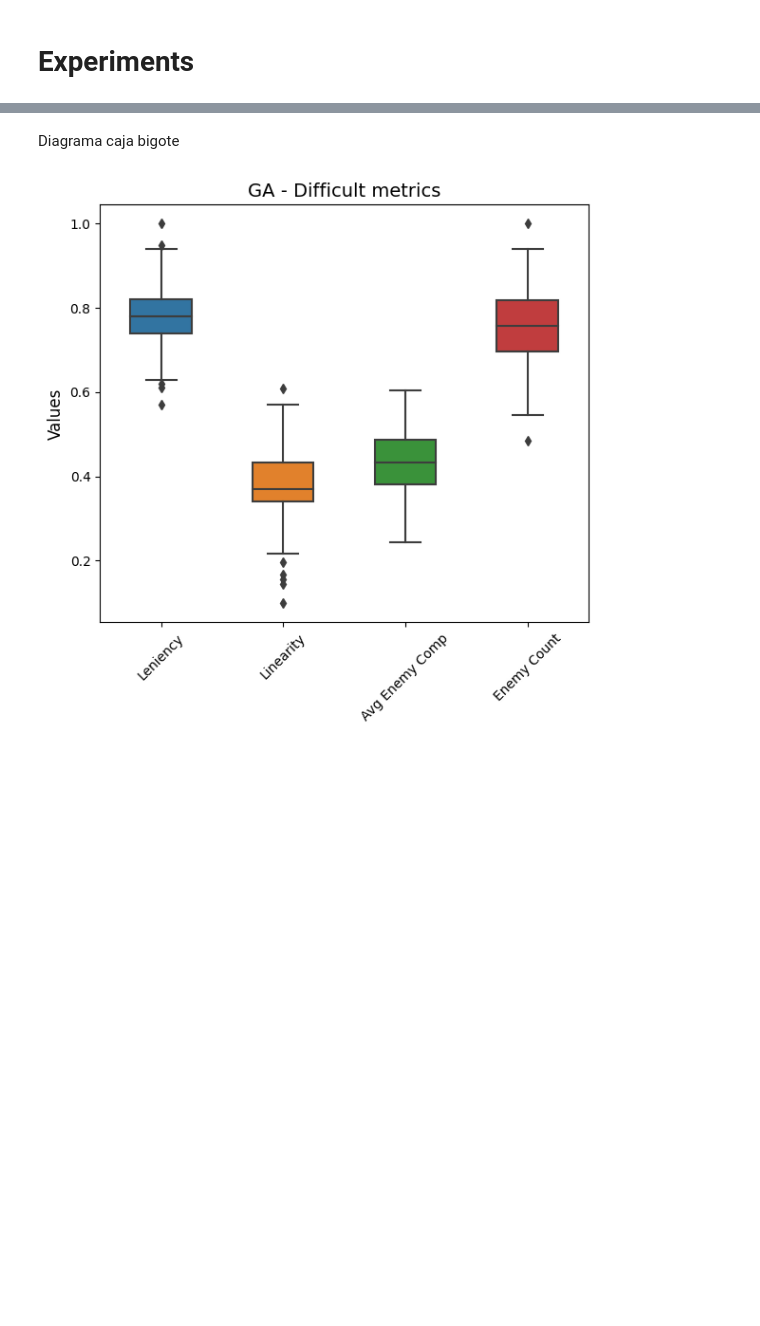
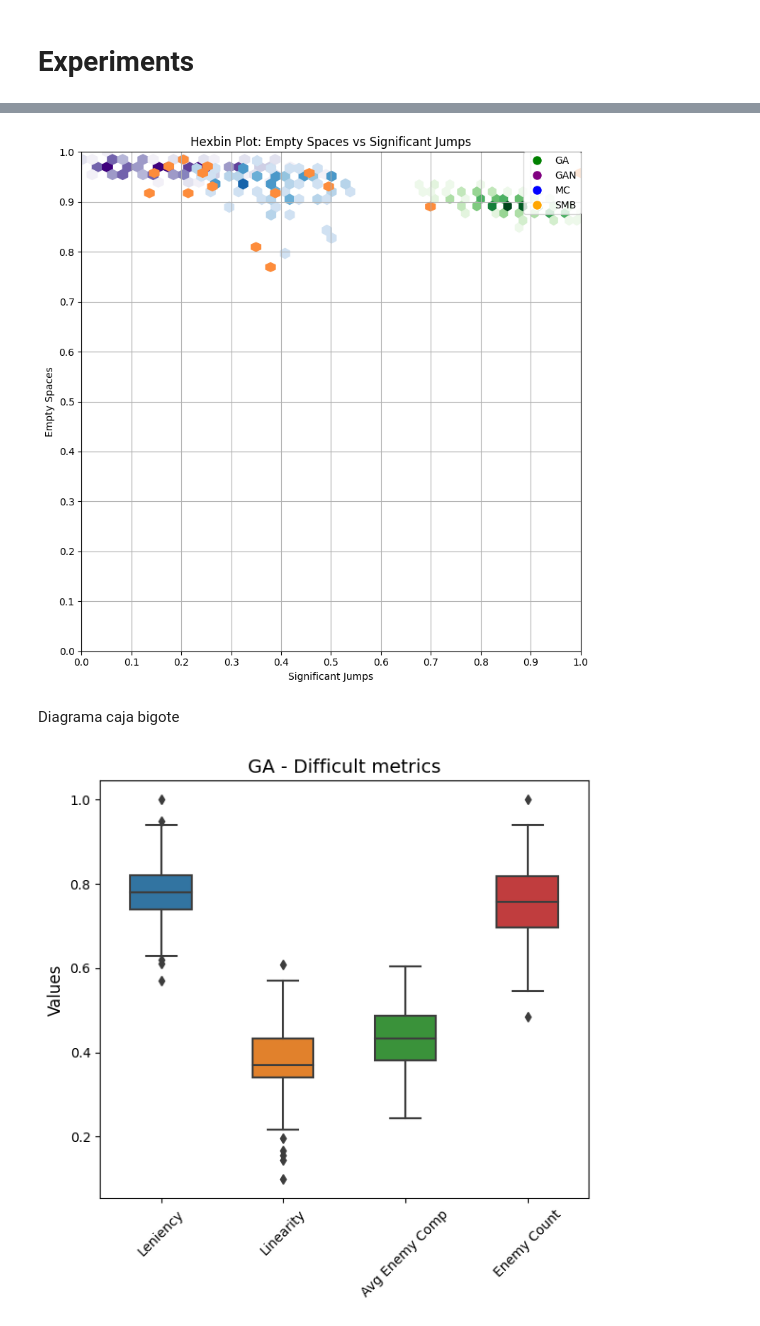
Before and after one commit to hansschaa/SMB-ERA-Graphs, a Jupyter notebook: SMB_Expressive_Range_Graphs.ipynb, the cells around one changed output, grey strips where cells are left out. Saved outputs shown, nothing was run; the diff lists cells and outputs as text; code cells hidden in the pictures; blank space fills up the shorter version.

```diff
--- a/SMB_Expressive_Range_Graphs.ipynb
+++ b/SMB_Expressive_Range_Graphs.ipynb
@@ -132,3 +16,65 @@ GA - Avg Enemy Comp vs Enemy Count
+# %%
+import pandas as pd
+import matplotlib.pyplot as plt
+from matplotlib.lines import Line2D
+
+col1 = 'Empty Spaces'
+col2 = 'Significant Jumps'
+
+excel_file_ga = 'sample_data/data - ga.xlsx'
+excel_file_gan = 'sample_data/data - gan.xlsx'
+excel_file_mc = 'sample_data/data - mc.xlsx'
+excel_file_mc_original = 'sample_data/data - mc_original.xlsx'
+
+# Leer los archivos de datos
+df = pd.read_excel(excel_file_ga)
+dff = pd.read_excel(excel_file_gan)
+dfff = pd.read_excel(excel_file_mc)
+dffff = pd.read_excel(excel_file_mc_original)
+
+df_selected = df[[col1, col2]]
+dff_selected = dff[[col1, col2]]
+dfff_selected = dfff[[col1, col2]]
+dffff_selected = dffff[[col1, col2]]
+
+# Crear el gráfico de hexágonos
+fig, ax = plt.subplots(figsize=(8, 8))
+
+# Hexbin plot para cada conjunto de datos con diferentes gridsize (ancho y alto)
+hb = ax.hexbin(df_selected[col2], df_selected[col1], gridsize=(21, 3), mincnt=1, cmap='Greens', vmin=0, vmax=15)
+hbb = ax.hexbin(dff_selected[col2], dff_selected[col1], gridsize=(26, 2), mincnt=1, cmap='Purples', vmin=0, vmax=10)
+hbbb = ax.hexbin(dfff_selected[col2], dfff_selected[col1], gridsize=(30, 15), mincnt=2, cmap='Blues', vmin=0, vmax=10)
+hbbbb = ax.hexbin(dffff_selected[col2], dffff_selected[col1], gridsize=(45,8), mincnt=1, cmap='Oranges', vmin=0, vmax=2)
+
+# Establecer límites en los ejes
+ax.set_xlim(0, 1)
+ax.set_ylim(0, 1)
+
+# Establecer la misma proporción en ambos ejes
+ax.set_aspect('equal')
+
+# Añadir cuadrícula y ajustar marcas en los ejes
+ax.grid(True)
+ax.set_xticks([i/10 for i in range(11)])  # Marcas en el eje x cada 0.1
+ax.set_yticks([i/10 for i in range(11)])  # Marcas en el eje y cada 0.1
+# Añadir etiquetas y leyenda
+ax.set_xlabel(col2, fontsize=10)
+ax.set_ylabel(col1, fontsize=10)
+ax.set_title('Hexbin Plot: ' + col1 + ' vs ' + col2)
+
+# Añadir una leyenda con un icono de color
+legend_elements = [
+    Line2D([0], [0], marker='o', color='w', markerfacecolor='green', markersize=10, label='GA'),
+    Line2D([0], [0], marker='o', color='w', markerfacecolor='purple', markersize=10, label='GAN'),
+    Line2D([0], [0], marker='o', color='w', markerfacecolor='blue', markersize=10, label='MC'),
+    Line2D([0], [0], marker='o', color='w', markerfacecolor='orange', markersize=10, label='SMB')
+]
+ax.legend(handles=legend_elements, loc='upper right', bbox_to_anchor=(1, 1), borderaxespad=0.)
+
+plt.tight_layout()
+plt.show()
+# %% [output]
+[figure, added]
 # %% [markdown]
 Diagrama caja bigote
 # %%
```
Also changed, not shown: parts of 5 cells of this notebook.
